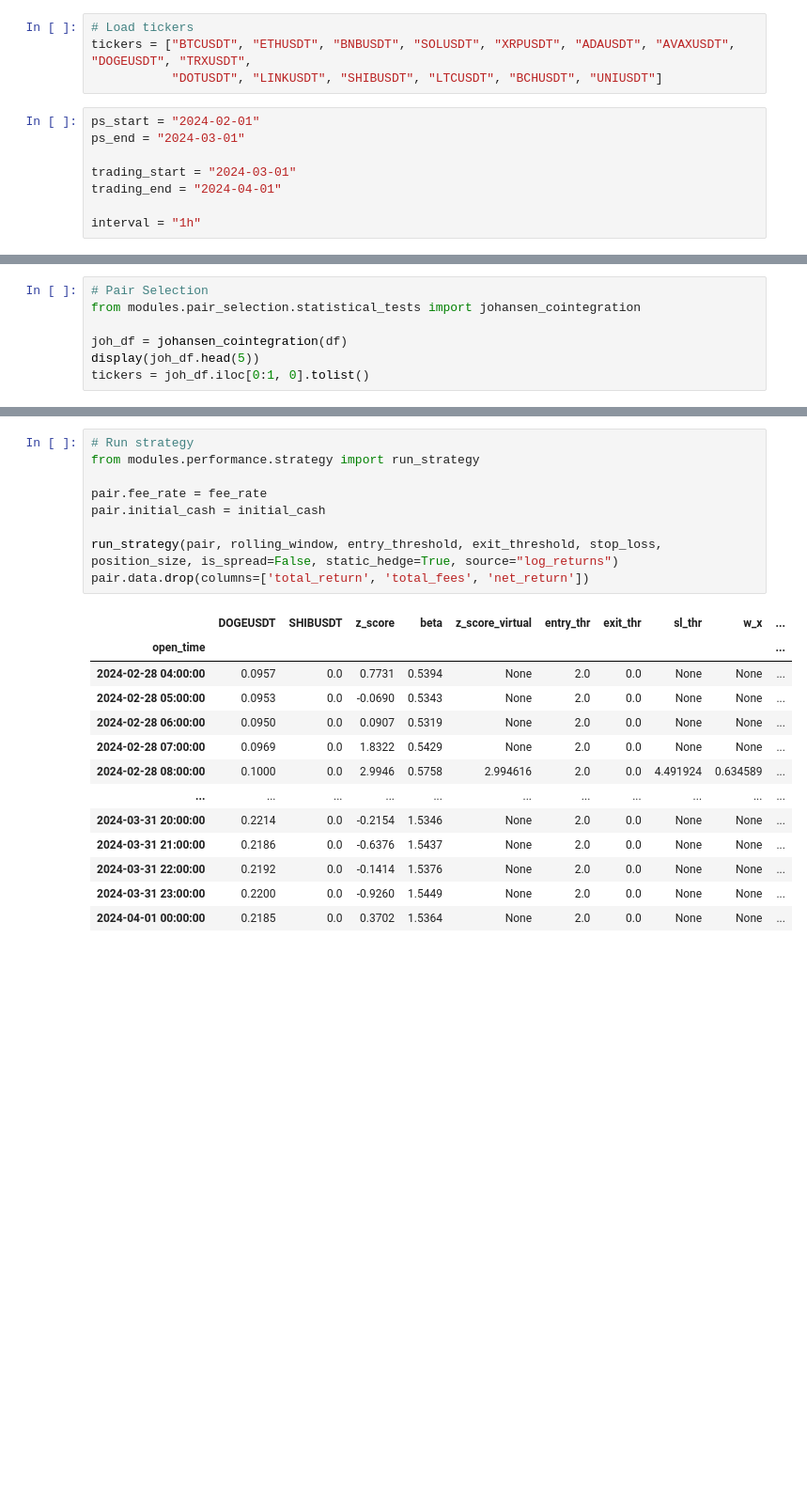
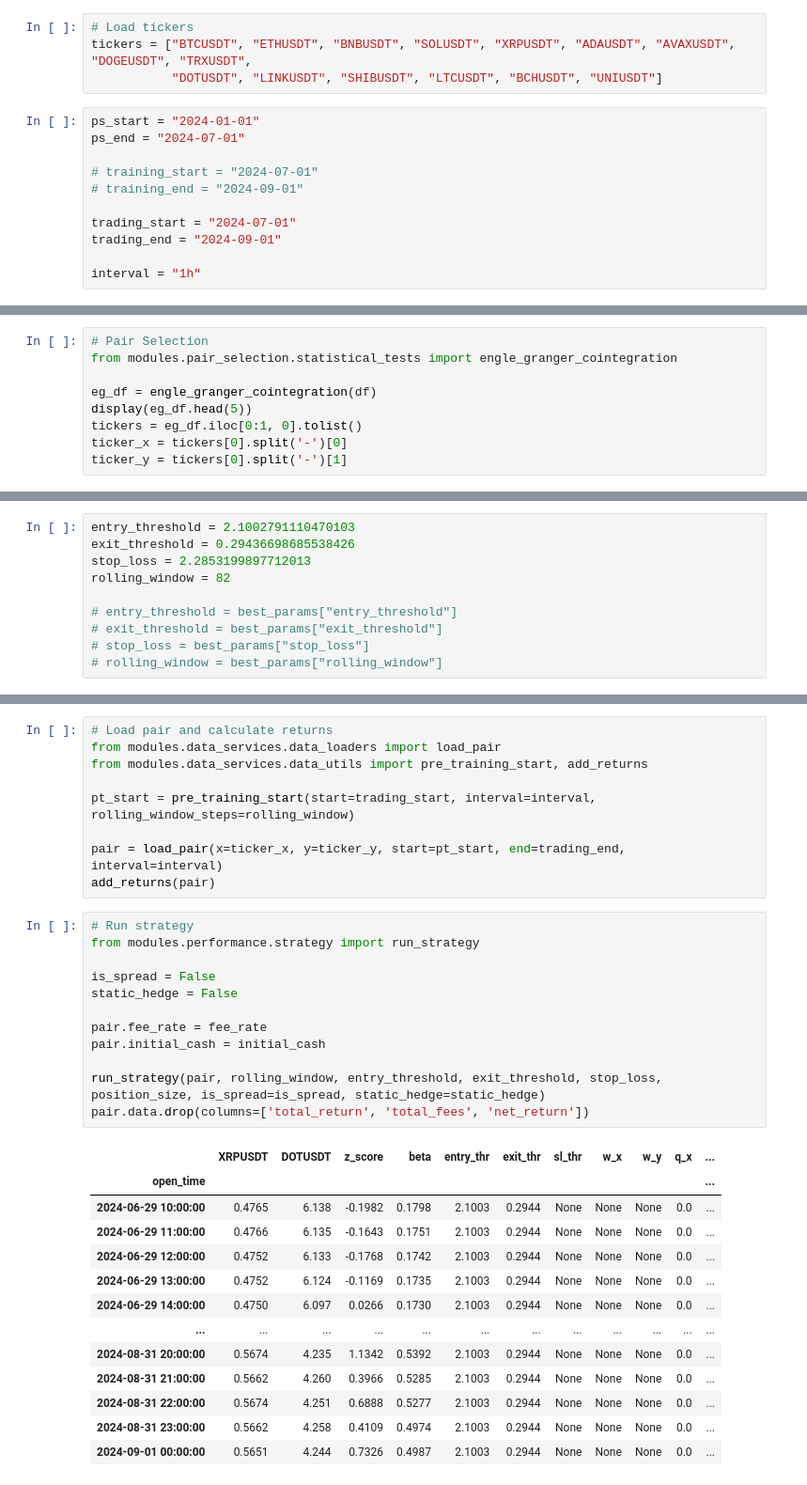
Before and after one commit to damianlebiedz/research-paper, a Jupyter notebook: notebooks/strategy.ipynb, the cells around one changed output, grey strips where cells are left out. Shown at 94% size. Drawn from its saved outputs; the diff is of its cells as text; blank space fills up the shorter version.

```diff
--- a/notebooks/strategy.ipynb
+++ b/notebooks/strategy.ipynb
@@ -9,11 +9,14 @@ from IPython.display import display
 tickers = ["BTCUSDT", "ETHUSDT", "BNBUSDT", "SOLUSDT", "XRPUSDT", "ADAUSDT", "AVAXUSDT", "DOGEUSDT", "TRXUSDT",
            "DOTUSDT", "LINKUSDT", "SHIBUSDT", "LTCUSDT", "BCHUSDT", "UNIUSDT"]
 # %%
-ps_start = "2024-02-01"
-ps_end = "2024-03-01"
+ps_start = "2024-01-01"
+ps_end = "2024-07-01"
 
-trading_start = "2024-03-01"
-trading_end = "2024-04-01"
+# training_start = "2024-07-01"
+# training_end = "2024-09-01"
+
+trading_start = "2024-07-01"
+trading_end = "2024-09-01"
 
 interval = "1h"
 # %%
@@ -28,9 +31,11 @@ df = load_data(
 )
 # %%
 # Pair Selection
-from modules.pair_selection.statistical_tests import johansen_cointegration
+from modules.pair_selection.statistical_tests import engle_granger_cointegration
 
-joh_df = johansen_cointegration(df)
-display(joh_df.head(5))
-tickers = joh_df.iloc[0:1, 0].tolist()
+eg_df = engle_granger_cointegration(df)
+display(eg_df.head(5))
+tickers = eg_df.iloc[0:1, 0].tolist()
+ticker_x = tickers[0].split('-')[0]
+ticker_y = tickers[0].split('-')[1]
 # %% [output]
@@ -60,0 +63,10 @@ add_returns(pair)
+# %%
+entry_threshold = 2.1002791110470103
+exit_threshold = 0.29436698685538426
+stop_loss = 2.2853199897712013
+rolling_window = 82
+
+# entry_threshold = best_params["entry_threshold"]
+# exit_threshold = best_params["exit_threshold"]
+# stop_loss = best_params["stop_loss"]
+# rolling_window = best_params["rolling_window"]
@@ -61,23 +78,35 @@ add_returns(pair)
+# %%
+# Load pair and calculate returns
+from modules.data_services.data_loaders import load_pair
+from modules.data_services.data_utils import pre_training_start, add_returns
+
+pt_start = pre_training_start(start=trading_start, interval=interval, rolling_window_steps=rolling_window)
+
+pair = load_pair(x=ticker_x, y=ticker_y, start=pt_start, end=trading_end, interval=interval)
+add_returns(pair)
 # %%
 # Run strategy
 from modules.performance.strategy import run_strategy
 
+is_spread = False
+static_hedge = False
+
 pair.fee_rate = fee_rate
 pair.initial_cash = initial_cash
 
-run_strategy(pair, rolling_window, entry_threshold, exit_threshold, stop_loss, position_size, is_spread=False, static_hedge=True, source="log_returns")
+run_strategy(pair, rolling_window, entry_threshold, exit_threshold, stop_loss, position_size, is_spread=is_spread, static_hedge=static_hedge)
 pair.data.drop(columns=['total_return', 'total_fees', 'net_return'])
 # %% [output]
-|  | DOGEUSDT | SHIBUSDT | z_score | beta | z_score_virtual | entry_thr | exit_thr | sl_thr | w_x | ... |
-| open_time |  |  |  |  |  |  |  |  |  | ... |
-| 2024-02-28 04:00:00 | 0.0957 | 0.0 | 0.7731 | 0.5394 | None | 2.0 | 0.0 | None | None | ... |
-| 2024-02-28 05:00:00 | 0.0953 | 0.0 | -0.0690 | 0.5343 | None | 2.0 | 0.0 | None | None | ... |
-| 2024-02-28 06:00:00 | 0.0950 | 0.0 | 0.0907 | 0.5319 | None | 2.0 | 0.0 | None | None | ... |
-| 2024-02-28 07:00:00 | 0.0969 | 0.0 | 1.8322 | 0.5429 | None | 2.0 | 0.0 | None | None | ... |
-| 2024-02-28 08:00:00 | 0.1000 | 0.0 | 2.9946 | 0.5758 | 2.994616 | 2.0 | 0.0 | 4.491924 | 0.634589 | ... |
-| ... | ... | ... | ... | ... | ... | ... | ... | ... | ... | ... |
-| 2024-03-31 20:00:00 | 0.2214 | 0.0 | -0.2154 | 1.5346 | None | 2.0 | 0.0 | None | None | ... |
-| 2024-03-31 21:00:00 | 0.2186 | 0.0 | -0.6376 | 1.5437 | None | 2.0 | 0.0 | None | None | ... |
-| 2024-03-31 22:00:00 | 0.2192 | 0.0 | -0.1414 | 1.5376 | None | 2.0 | 0.0 | None | None | ... |
-| 2024-03-31 23:00:00 | 0.2200 | 0.0 | -0.9260 | 1.5449 | None | 2.0 | 0.0 | None | None | ... |
-| 2024-04-01 00:00:00 | 0.2185 | 0.0 | 0.3702 | 1.5364 | None | 2.0 | 0.0 | None | None | ... |
+|  | XRPUSDT | DOTUSDT | z_score | beta | entry_thr | exit_thr | sl_thr | w_x | w_y | q_x | ... |
+| open_time |  |  |  |  |  |  |  |  |  |  | ... |
+| 2024-06-29 10:00:00 | 0.4765 | 6.138 | -0.1982 | 0.1798 | 2.1003 | 0.2944 | None | None | None | 0.0 | ... |
+| 2024-06-29 11:00:00 | 0.4766 | 6.135 | -0.1643 | 0.1751 | 2.1003 | 0.2944 | None | None | None | 0.0 | ... |
+| 2024-06-29 12:00:00 | 0.4752 | 6.133 | -0.1768 | 0.1742 | 2.1003 | 0.2944 | None | None | None | 0.0 | ... |
+| 2024-06-29 13:00:00 | 0.4752 | 6.124 | -0.1169 | 0.1735 | 2.1003 | 0.2944 | None | None | None | 0.0 | ... |
+| 2024-06-29 14:00:00 | 0.4750 | 6.097 | 0.0266 | 0.1730 | 2.1003 | 0.2944 | None | None | None | 0.0 | ... |
+| ... | ... | ... | ... | ... | ... | ... | ... | ... | ... | ... | ... |
+| 2024-08-31 20:00:00 | 0.5674 | 4.235 | 1.1342 | 0.5392 | 2.1003 | 0.2944 | None | None | None | 0.0 | ... |
+| 2024-08-31 21:00:00 | 0.5662 | 4.260 | 0.3966 | 0.5285 | 2.1003 | 0.2944 | None | None | None | 0.0 | ... |
+| 2024-08-31 22:00:00 | 0.5674 | 4.251 | 0.6888 | 0.5277 | 2.1003 | 0.2944 | None | None | None | 0.0 | ... |
+| 2024-08-31 23:00:00 | 0.5662 | 4.258 | 0.4109 | 0.4974 | 2.1003 | 0.2944 | None | None | None | 0.0 | ... |
+| 2024-09-01 00:00:00 | 0.5651 | 4.244 | 0.7326 | 0.4987 | 2.1003 | 0.2944 | None | None | None | 0.0 | ... |
```
Also changed, not shown: parts of 10 cells of this notebook, 18 other files.
